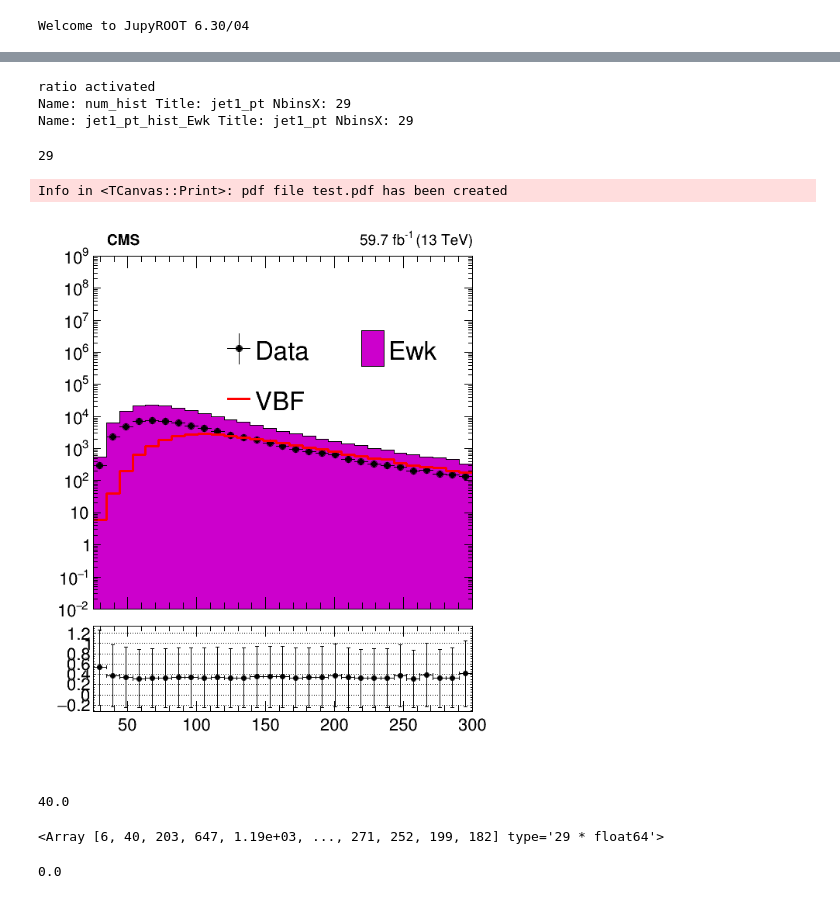
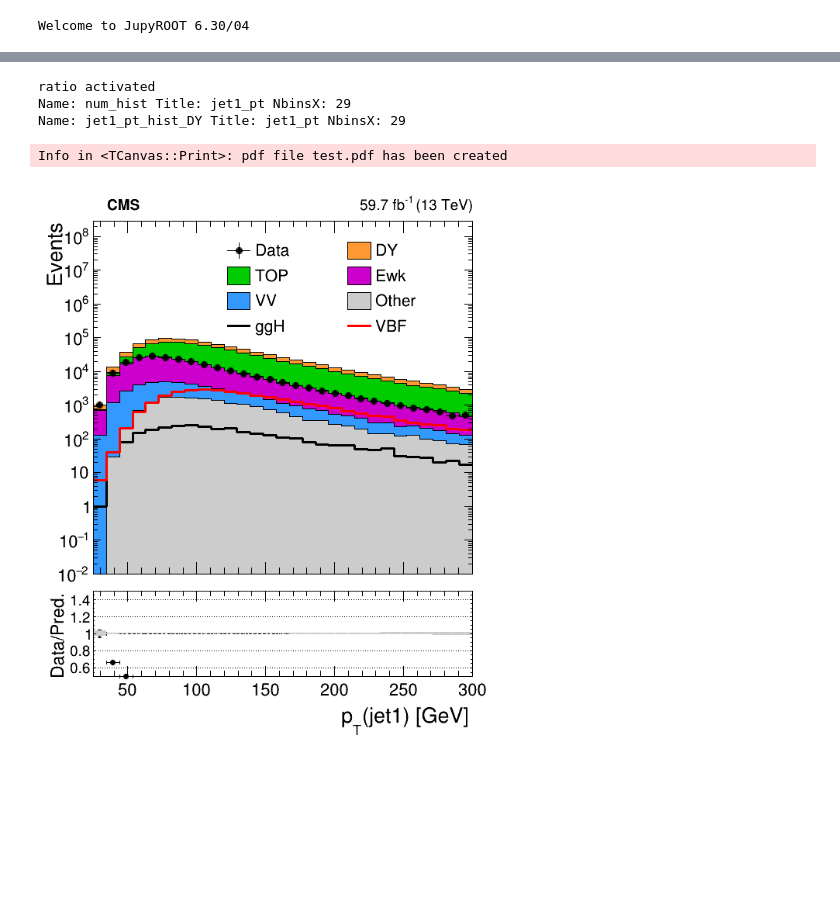
Before and after one commit to ram1123/copperheadV2, a Jupyter notebook: ROOTPlotTest.ipynb, the cells around one changed output, grey strips where cells are left out. Saved outputs shown, nothing was run; the diff lists cells and outputs as text; code cells hidden in the pictures; blank space fills up the shorter version.

Commit message:
fixed the ratio error propagation and added mc error on ration plot. Moved the Legend to be more top

```diff
--- a/ROOTPlotTest.ipynb
+++ b/ROOTPlotTest.ipynb
@@ -159,8 +159,8 @@ pad.cd();
 import json
 with open("./histogram/plot_settings.json", "r") as file:
     plot_settings = json.load(file)
-available_processes = ["data_A","vbf_powheg", "dy_M-50"]
-# available_processes = ["dy_M-100To200", "dy_M-50","data_A", "data_B", "data_C", "data_D", "ttjets_dl", "ttjets_sl", "ggh_powheg","vbf_powheg"]
+# available_processes = ["data_A","vbf_powheg", "dy_M-50"]
+available_processes = ["dy_M-100To200", "dy_M-50","data_A", "data_B", "data_C", "data_D", "ttjets_dl", "ttjets_sl", "ggh_powheg","vbf_powheg"]
 load_path = "/depot/cms/users/yun79/results/stage1/test_full"
 load_path = load_path + f"/f0_1"
 
@@ -277,9 +293,7 @@ dummy_hist = ROOT.TH1F('dummy_hist', "dummy", len(binning)-1, min(binning), max(
 # dummy_hist = group_data_hists[0].Clone("dummy_hist");
 dummy_hist.GetXaxis().SetTitleSize(0);
 dummy_hist.GetXaxis().SetLabelSize(0);
-dummy_hist.GetXaxis().SetTitle("obs");
-dummy_hist.GetYaxis().SetRangeUser(0.01,1e9);
-dummy_hist.SetTitle("Events")
+dummy_hist.GetYaxis().SetTitle("Events")
 dummy_hist.Draw("EP");
 
 all_MC_hist_list = []
@@ -348,12 +362,19 @@ if len(group_data_hists) > 0:
     if len(group_data_hists) > 1:
         for idx in range(1, len(group_data_hists)):
             data_hist_stacked.Add(group_data_hists[idx])
+    data_hist_stacked.Sumw2()
+
+    # decorate the data_histogram
+    xlabel = plot_settings[var]["xlabel"].replace('$', '')
+    data_hist_stacked.GetXaxis().SetTitle(xlabel);
+    data_hist_stacked.GetXaxis().SetTitleOffset(1.10);
+    data_hist_stacked.GetYaxis().SetTitleOffset(1.15);
 
     data_hist_stacked.SetMarkerStyle(20);
     data_hist_stacked.SetMarkerSize(1);
     data_hist_stacked.SetMarkerColor(1);
     data_hist_stacked.SetLineColor(1);
-    data_hist_stacked.Sumw2()
+
     data_hist_stacked.Draw("EPsame");
 
 
@@ -411,14 +430,43 @@ if (len(group_data_hists) > 0) and (len(all_MC_hist_list) > 0):
     den_hist = all_MC_hist_stacked.Clone("den_hist").GetStack().Last(); # to get TH1F from THStack, one needs to call .GetStack().Last()
     print(num_hist)
     print(den_hist)
-    num_hist.Divide(den_hist);
+    num_hist.Divide(den_hist); # we assume Sumw2 mode was previously activated
     num_hist.SetStats(ROOT.kFALSE);
     num_hist.SetLineColor(ROOT.kBlack);
     num_hist.SetMarkerColor(ROOT.kBlack);
     num_hist.SetMarkerSize(0.8);
+
+    # get MC statistical errors
+    mc_ratio = all_MC_hist_stacked.Clone("den_hist").GetStack().Last();
+    # set all of its errors to zero to prevent double counting of same error
+    for idx in range(1, mc_ratio.GetNbinsX()+1):
+        mc_ratio.SetBinError(idx, 0)
+    mc_ratio.Divide(den_hist) # divide by itself, errors from den_hist are propagated
+    mc_ratio.SetLineColor(0);
+    mc_ratio.SetMarkerColor(0);
+    mc_ratio.SetMarkerSize(0);
+    mc_ratio.SetFillColor(ROOT.kGray);
+
+    # get ratio line
+    ratio_line = data_hist_stacked.Clone("num_hist");
+    for idx in range(1, mc_ratio.GetNbinsX()+1):
+        ratio_line.SetBinContent(idx, 1)
+        ratio_line.SetBinError(idx, 0)
+    ratio_line.SetMarkerSize(0);
+    ratio_line.SetLineColor(ROOT.kBlack);
+    ratio_line.SetLineStyle(2);
+    ratio_line.SetFillColor(0);
+    ratio_line.GetYaxis().SetTitle("Data/Pred.");
+    ratio_line.GetYaxis().SetRangeUser(0.5,1.5);
+    ratio_line.GetYaxis().SetTitleSize(num_hist.GetYaxis().GetTitleSize()*0.85);
+    ratio_line.GetYaxis().SetLabelSize(num_hist.GetYaxis().GetLabelSize()*0.85);
+    ratio_line.GetYaxis().SetNdivisions(505);
+
+    ratio_line.Draw("SAME");
     num_hist.Draw("PE1 SAME");
+    mc_ratio.Draw("E2 SAME");
     pad2.RedrawAxis("sameaxis");
 # %% [output]
 ratio activated
 Name: num_hist Title: jet1_pt NbinsX: 29
-Name: jet1_pt_hist_Ewk Title: jet1_pt NbinsX: 29
+Name: jet1_pt_hist_DY Title: jet1_pt NbinsX: 29
@@ -435,12 +491,9 @@ for idx in range(1,len(binning)):
     # print(err_quadrature)
     # print(num_hist.GetBinError(idx))
     np.testing.assert_almost_equal(err_quadrature, num_hist.GetBinError(idx))
-# %%
-num_hist.GetNbinsX()
-# %% [output]
-29
 # %%
-leg = ROOT.TLegend(0.40,0.70,0.96,0.9)
+# leg = ROOT.TLegend(0.40,0.70,0.96,0.9)
+leg = ROOT.TLegend(0.40,0.80,0.96,1.0)
 leg.SetFillColor(0);
 leg.SetFillStyle(0);
 leg.SetBorderSize(0);
@@ -453,34 +506,36 @@ if len(group_Top_hists) > 0:
     leg.AddEntry(Top_hist_stacked,"TOP","F")
 if len(group_Ewk_hists) > 0:
     leg.AddEntry(Ewk_hist_stacked,"Ewk","F")
 if len(group_VV_hists) > 0:
     leg.AddEntry(VV_hist_stacked,"VV","F")
 if len(group_other_hists) > 0:
     leg.AddEntry(other_hist_stacked,"Other","F")
 if len(group_ggH_hists) > 0:
     leg.AddEntry(hist_ggH,"ggH","L")
 if len(group_VBF_hists) > 0:
     leg.AddEntry(hist_VBF,"VBF","L")
 leg.Draw("same");
 
 # CMS_lumi(canvas, "59.7", up=True);
 # CMS_lumi(canvas, "59.7", up=True, reduceSize=True);
 
 pad.RedrawAxis("sameaxis");
 # CMS_lumi(canvas,"137.2");
 
 
 # pad.RedrawAxis("sameaxis");
 pad.cd();
+# dummy_hist.GetYaxis().SetRangeUser(0.01,1e9);
+dummy_hist.GetYaxis().SetRangeUser(0.01, data_hist_stacked.GetMaximum()*10000);
 pad.SetLogy();
 pad.Modified();
 pad.Update();
 CMS_lumi(canvas, "59.7", up=True, reduceSize=True);
 pad.RedrawAxis("sameaxis");
 canvas.SaveAs("test.pdf");
 # %% [output]
 Info in <TCanvas::Print>: pdf file test.pdf has been created
-[figure, old version]
+[figure, new version]
 # %%
 # print(jet1_pt_hist.GetXaxis().GetBinLowEdge(len(edges)+1))
 # print(jet1_pt_hist.GetBinContent(len(edges)))
@@ -501,14 +543,0 @@ np_hist, edges = np.histogram(events[var].compute(), bins=np.linspace(*plot_sett
-# %%
-jet1_pt_hist.GetBinContent(2)
-# jet1_pt_hist.GetXaxis().GetBinLowEdge(2)
-# %% [output]
-40.0
-# %%
-np_hist
-# %% [output]
-<Array [6, 40, 203, 647, 1.19e+03, ..., 271, 252, 199, 182] type='29 * float64'>
-# %%
-# jet1_pt_hist.GetBinContent(1)
-jet1_pt_hist.GetBinContent(2)
-# %% [output]
-0.0
```
Also changed, not shown: parts of 6 cells of this notebook.
